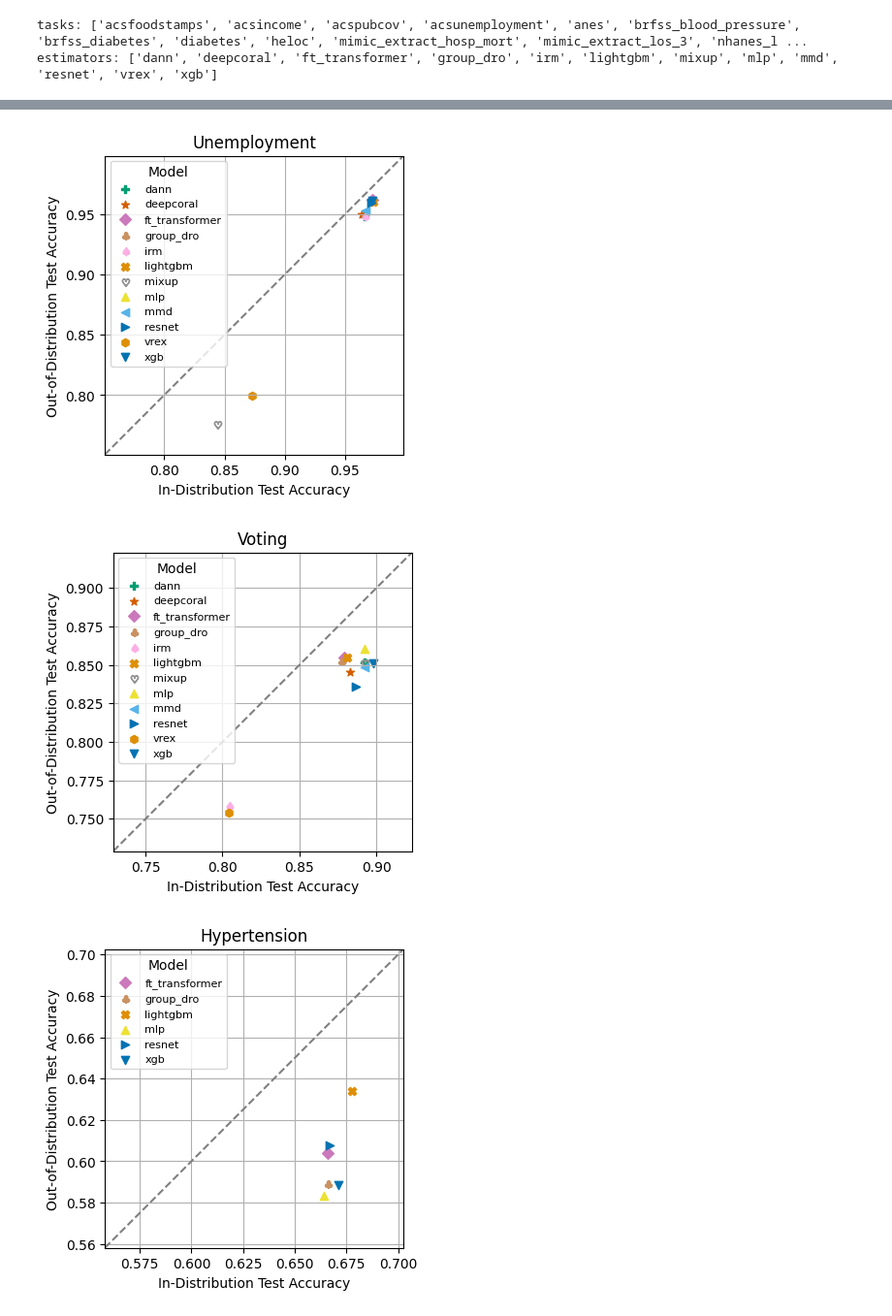
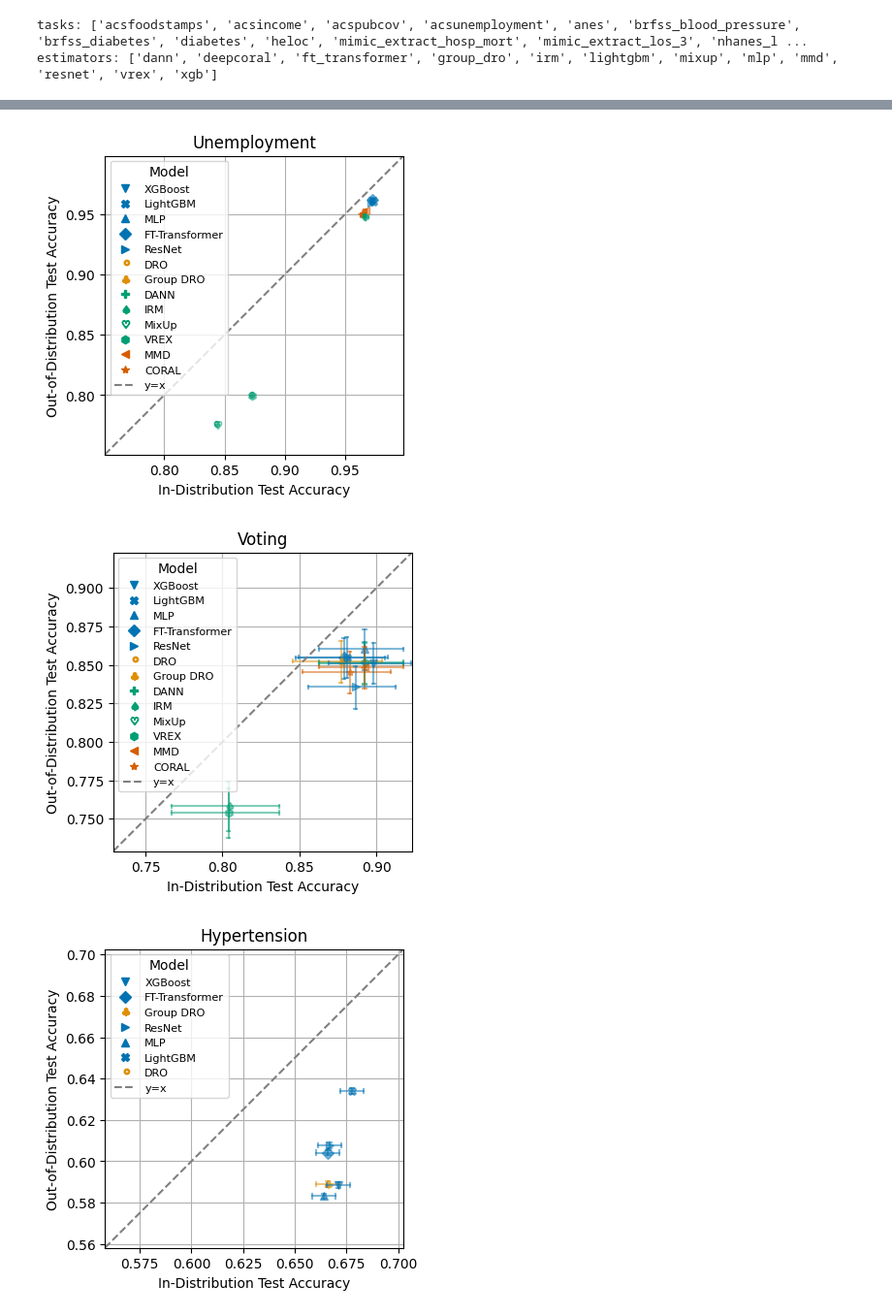
Before and after one commit to webzerg/tableshift, a Jupyter notebook: notebooks/tableshift_results.ipynb, the cells around one changed output, grey strips where cells are left out. Shown at 97% size. Saved outputs shown, nothing was run; the diff lists cells and outputs as text; code cells hidden in the pictures.

```diff
--- a/notebooks/tableshift_results.ipynb
+++ b/notebooks/tableshift_results.ipynb
@@ -15,3 +17,5 @@ from notebook_lib import *
 # %%
 baseline_results_dir = '../domain_shift_results'
 tableshift_results_dir = '../ray_train_results'
+img_dir = "./img"
+FIGSIZE=(4,4)
@@ -63,0 +130,14 @@ def plot_confidence_interval(ax, xy, x_int, y_int, color='#2187bb', alpha=0.5, w
+# %%
+_,estimator_type_colors = values_to_colors(pd.Series(['Baseline', 'Domain Robustness',
+                                                     'Domain Generalization',
+                                                     'Domain Adaptation']))
+
+def get_estimator_color(est):
+    if est in ['mmd', 'deepcoral']:
+        return estimator_type_colors['Domain Adaptation']
+    elif est in DOMAIN_GENERALIZATION_MODEL_NAMES:
+        return estimator_type_colors['Domain Generalization']
+    elif est in DOMAIN_ROBUSTNESS_MODEL_NAMES:
+        return estimator_type_colors['Domain Robustness']
+    else:
+        return estimator_type_colors['Baseline']
@@ -68,27 +166,15 @@ ood_colname = 'domain_split_ood_values'
 
 axpad = 0.025 # axis margin padding, in data coordinates
 
-estimator_markers = {
-    'xgb': 'v',
-    'lightgbm': 'X',
-    'dann': 'P',
-    'deepcoral': "*",
-    'ft_transformer': "D",
-    'group_dro': '$\clubsuit$',
-    'irm': '$\spadesuit$',
-    'mixup': '$\heartsuit$',
-    'mlp': "^",
-    'mmd': "<",
-    'resnet': ">",
-    'vrex': "h",
-}
+
+
 
 tasks_to_title = {x.taskname_short: x.title_name for x in EXPERIMENTS_LIST}
 
 _,estimator_colors = values_to_colors(pd.Series(estimator_markers.keys()))
 
 for task in tasks:
-    fig, ax = plt.subplots(nrows=1, ncols=1, figsize=(4,4))
+    fig, ax = plt.subplots(nrows=1, ncols=1, figsize=FIGSIZE)
     ax.set_title(tasks_to_title[task])
     task_df = df.query(f"task == '{task}'")
 
@@ -99,9 +185,15 @@ for task in tasks:
     for estimator in task_df.estimator.unique():
         df_ = task_df.query(f"estimator == '{estimator}'")
         assert len(df_) == 1  # check exactly one result per task-model pair
-        ax.scatter(df_[xval], df_[yval], label=estimator,
-               color=estimator_colors[estimator],
-               marker=estimator_markers[estimator])
+        x,y = df_[xval], df_[yval]
+        if np.isnan(x.item()) or np.isnan(y.item()):
+            continue
+
+        x_int = clopper_pearson(x, n=task_test_set_sizes[task]['id_test'])
+        y_int = clopper_pearson(y, n=task_test_set_sizes[task]['ood_test'])
+        plot_confidence_interval(ax, (x,y), x_int, y_int,
+                                 color=get_estimator_color(estimator),
+                                marker=estimator_markers[estimator])
 
     xymin = np.nanmin(task_df[[xval, yval]].values) - axpad
     xymax = np.nanmax(task_df[[xval, yval]].values) + axpad
@@ -117,16 +209,19 @@ for task in tasks:
     def _proxy_artist(m, c, ls="none"):
         return plt.plot([],[],marker=m, color=c, ls=ls)[0]
 
-#     handles = [_proxy_artist("s", c) for c in domain_cmap.values()]
-#     handles += [_proxy_artist(m, "k") for m in estimator_markers.values()]
-#     handles.append(_proxy_artist(None, 'grey', '--'))
+    keys = estimator_markers.keys()
+    if tasks_meta.loc[task, 'domain_generalization'] == False:
+        keys = list(set(keys) - set(DOMAIN_GENERALIZATION_MODEL_NAMES))
+    labels = [estimator_titles[e] for e in keys]
 
-#     labels = [f'OOD: {k}' for k in domain_cmap.keys()] \
-#                 + [f'Model: {e}' for e in estimator_markers.keys()] \
-#                 + ['y=x']
+    handles = [_proxy_artist(estimator_markers[e],
+                         get_estimator_color(e))
+           for e in keys]
 
-#     ax.legend(handles, labels, loc=3, framealpha=1,
-#              bbox_to_anchor=(1.1, 0))
-    ax.legend(title='Model', fontsize=8)
+    handles.append(_proxy_artist(None, 'grey', '--'))
+    labels.append('y=x')
+
+    ax.legend(handles, labels, title='Model', fontsize=8)
     ax.grid()
+    plt.savefig(os.path.join(img_dir, f"{task}_scatter.pdf"), bbox_inches='tight')
 # %% [output]
@@ -136,3 +231,3 @@ for task in tasks:
-[figure, old version]
+[figure, new version]
-[figure, old version]
+[figure, new version]
-[figure, old version]
+[figure, new version]
```
Also changed, not shown: parts of 23 cells of this notebook, 2 other files.
